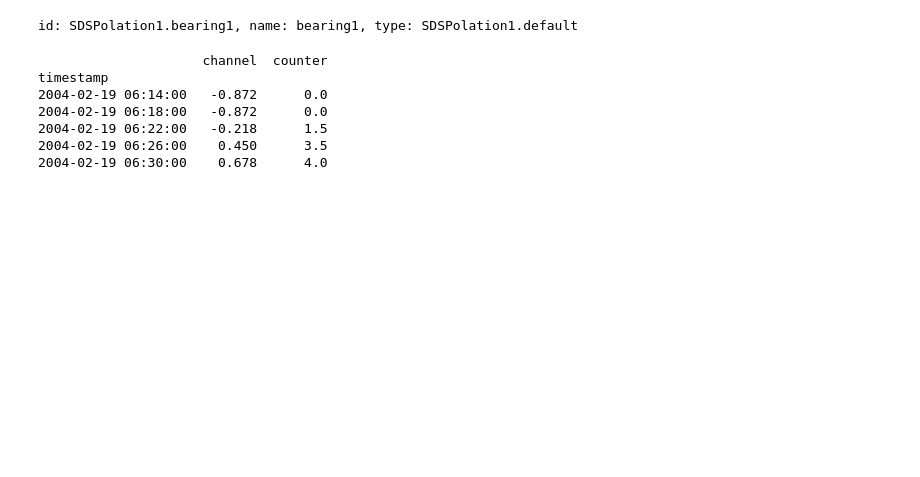
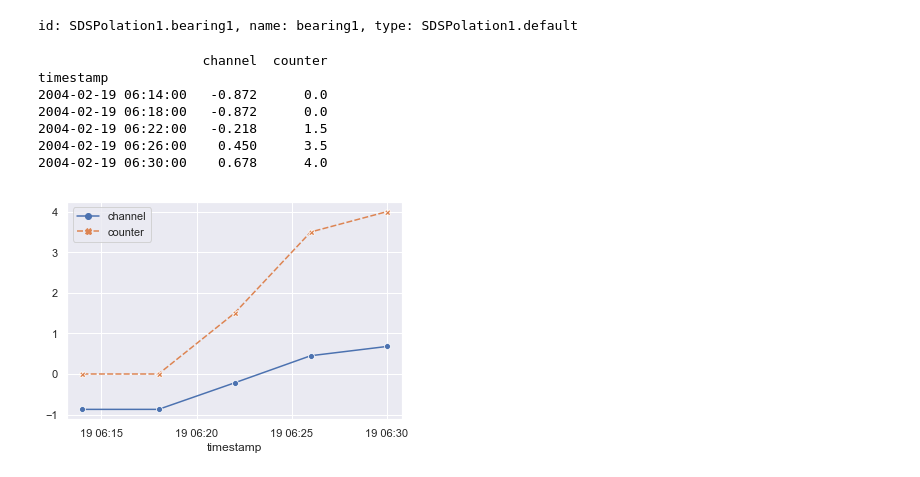
Before and after one commit to m0fff/OCS, a Jupyter notebook: API/sds_inter_extra_polation.ipynb, the cells around one changed output. Drawn from its saved outputs; the diff is of its cells as text; code cells hidden in the pictures; blank space fills up the shorter version.

Commit message:
Add files via upload
added plots!

```diff
--- a/API/sds_inter_extra_polation.ipynb
+++ b/API/sds_inter_extra_polation.ipynb
@@ -18,14 +19,15 @@ Objectives:
 
 import configparser
 import logging
-# For general usage when package is installed
+# For general usage when package is installed and not using customized features
 #from ocs_sample_library_preview import *
 # For testing/running modified github version
 from OSI_Samples.ocs_samples.library_samples.Python3.ocs_sample_library_preview import *
 import json
 import datetime
-#import seaborn as sns
-#sns.set(color_codes=True)
+import matplotlib.pyplot as plt
+import seaborn as sns
+sns.set(color_codes=True)
 import pandas as pd
 import logging
 
@@ -230,23 +238,27 @@ end_datetime = (datetime.datetime.strptime(end_time,"%Y-%m-%dT%H:%M:%SZ"))
 # %%
-ocsClient.acceptverbosity = True  # return values that are default values. By default these are not returned
-# If you want to see the web request uncomment the following two lines
-#logger.setLevel(logging.DEBUG)
-#logging.debug("tap")
-
+ocsClient.acceptverbosity = True  # return values that are default values.By default
+# these are not returned..
 # query for interpolated data using the first type created
-response = ocsClient.Streams.getRangeValuesInterpolated(namespace_id,stream_id=stream_id,value_class=None,start=start_datetime,end=end_datetime,count=5)
-# put it in a dataframe for exploring/displaying
+response = ocsClient.Streams.getRangeValuesInterpolated(namespace_id,
+                                                        stream_id=stream_id,
+                                                        value_class=None,
+                                                        start=start_datetime,
+                                                        end=end_datetime,
+                                                        count=5)
+# put it in a dataframe and display
 df_result = pd.DataFrame.from_dict(response)
 df_result['timestamp'] = pd.to_datetime(df_result['timestamp'],infer_datetime_format=True)
 df_result.set_index('timestamp', inplace=True)
 print(df_result)
+ax = sns.lineplot(data=df_result,markers=True)
 # %% [output]
                      channel  counter
 timestamp
 2004-02-19 06:14:00   -0.872      0.0
 2004-02-19 06:18:00   -0.872      0.0
 2004-02-19 06:22:00   -0.218      1.5
 2004-02-19 06:26:00    0.450      3.5
 2004-02-19 06:30:00    0.678      4.0
+[figure, added]
 # %%
 # query for an interpolated data using the stream view to map to the second type created which specifies stepwise interpolation for the counter property
```
Also changed, not shown: parts of 9 cells of this notebook.
